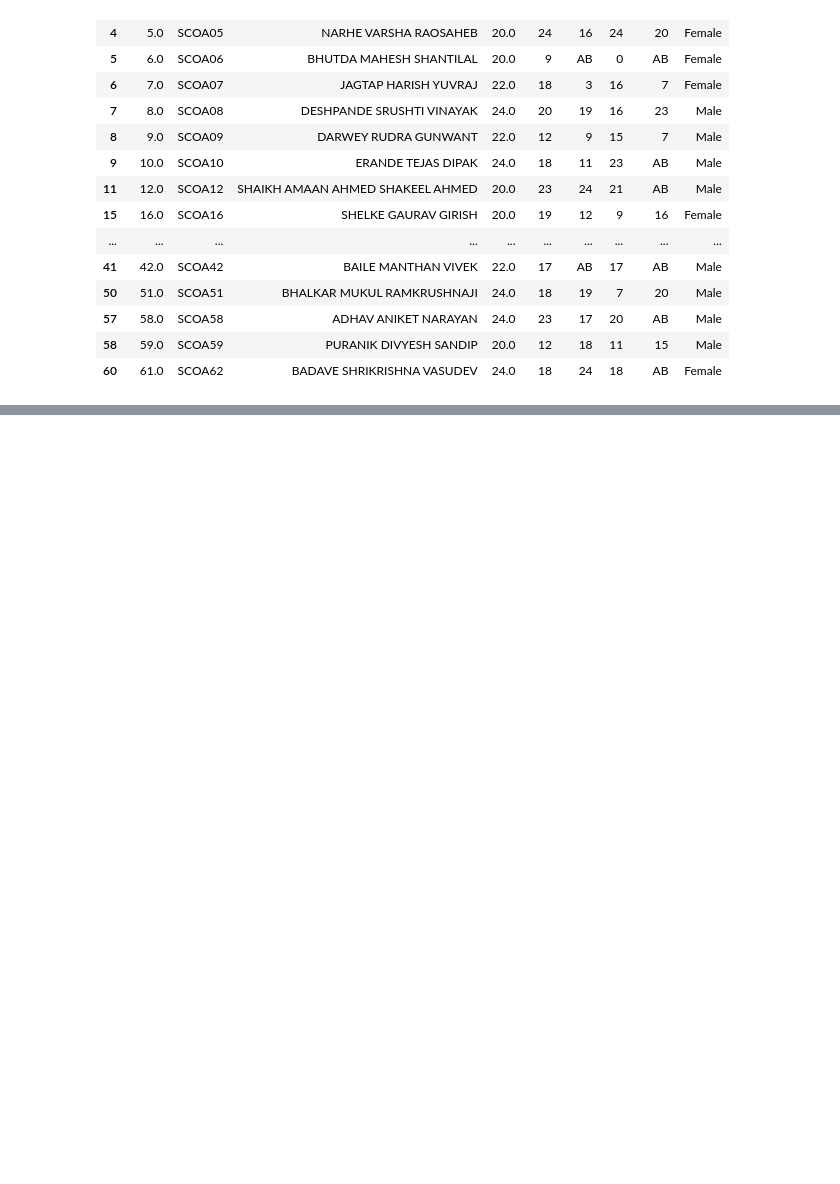
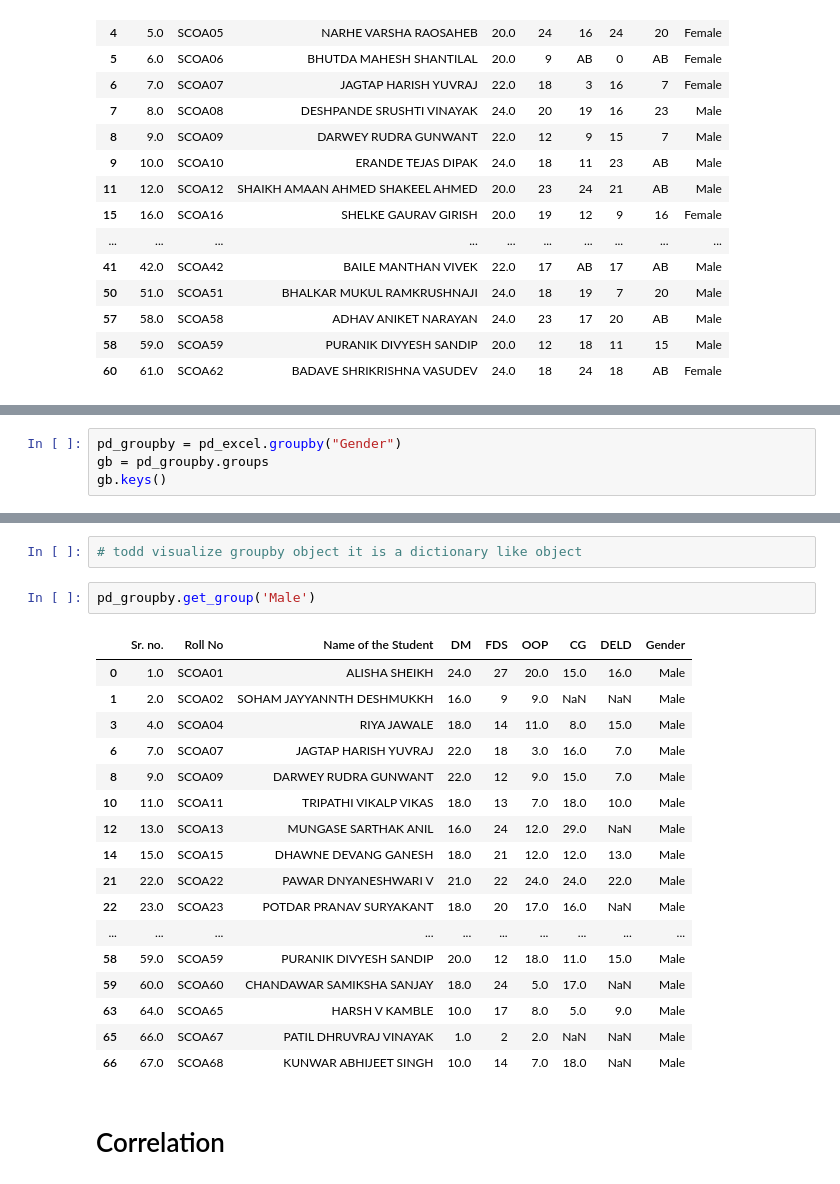
Before and after one commit to NishantK30/TE-labs, a Jupyter notebook: DSBDL/P1/DSBDAL_P1_L1.ipynb, the cells around one changed output, grey strips where cells are left out. Cells and saved outputs as stored; diff of their text form; blank space fills up the shorter version.

```diff
--- a/DSBDL/P1/DSBDAL_P1_L1.ipynb
+++ b/DSBDL/P1/DSBDAL_P1_L1.ipynb
@@ -149,0 +262,4 @@ pd_excel[pd_excel["DM"] >=20]
+# %%
+pd_groupby = pd_excel.groupby("Gender")
+gb = pd_groupby.groups
+gb.keys()
@@ -149,0 +275,24 @@ pd_excel[pd_excel["DM"] >=20]
+# %%
+# todd visualize groupby object it is a dictionary like object
+# %%
+pd_groupby.get_group('Male')
+# %% [output]
+|  | Sr. no. | Roll No | Name of the Student | DM | FDS | OOP | CG | DELD | Gender |
+| 0 | 1.0 | SCOA01 | ALISHA SHEIKH | 24.0 | 27 | 20.0 | 15.0 | 16.0 | Male |
+| 1 | 2.0 | SCOA02 | SOHAM JAYYANNTH DESHMUKKH | 16.0 | 9 | 9.0 | NaN | NaN | Male |
+| 3 | 4.0 | SCOA04 | RIYA JAWALE | 18.0 | 14 | 11.0 | 8.0 | 15.0 | Male |
+| 6 | 7.0 | SCOA07 | JAGTAP HARISH YUVRAJ | 22.0 | 18 | 3.0 | 16.0 | 7.0 | Male |
+| 8 | 9.0 | SCOA09 | DARWEY RUDRA GUNWANT | 22.0 | 12 | 9.0 | 15.0 | 7.0 | Male |
+| 10 | 11.0 | SCOA11 | TRIPATHI VIKALP VIKAS | 18.0 | 13 | 7.0 | 18.0 | 10.0 | Male |
+| 12 | 13.0 | SCOA13 | MUNGASE SARTHAK ANIL | 16.0 | 24 | 12.0 | 29.0 | NaN | Male |
+| 14 | 15.0 | SCOA15 | DHAWNE DEVANG GANESH | 18.0 | 21 | 12.0 | 12.0 | 13.0 | Male |
+| 21 | 22.0 | SCOA22 | PAWAR DNYANESHWARI V | 21.0 | 22 | 24.0 | 24.0 | 22.0 | Male |
+| 22 | 23.0 | SCOA23 | POTDAR PRANAV SURYAKANT | 18.0 | 20 | 17.0 | 16.0 | NaN | Male |
+| ... | ... | ... | ... | ... | ... | ... | ... | ... | ... |
+| 58 | 59.0 | SCOA59 | PURANIK DIVYESH SANDIP | 20.0 | 12 | 18.0 | 11.0 | 15.0 | Male |
+| 59 | 60.0 | SCOA60 | CHANDAWAR SAMIKSHA SANJAY | 18.0 | 24 | 5.0 | 17.0 | NaN | Male |
+| 63 | 64.0 | SCOA65 | HARSH V KAMBLE | 10.0 | 17 | 8.0 | 5.0 | 9.0 | Male |
+| 65 | 66.0 | SCOA67 | PATIL DHRUVRAJ VINAYAK | 1.0 | 2 | 2.0 | NaN | NaN | Male |
+| 66 | 67.0 | SCOA68 | KUNWAR ABHIJEET SINGH | 10.0 | 14 | 7.0 | 18.0 | NaN | Male |
+# %% [markdown]
+# Correlation
```
Also changed, not shown: parts of 26 cells of this notebook, 4 other files.
